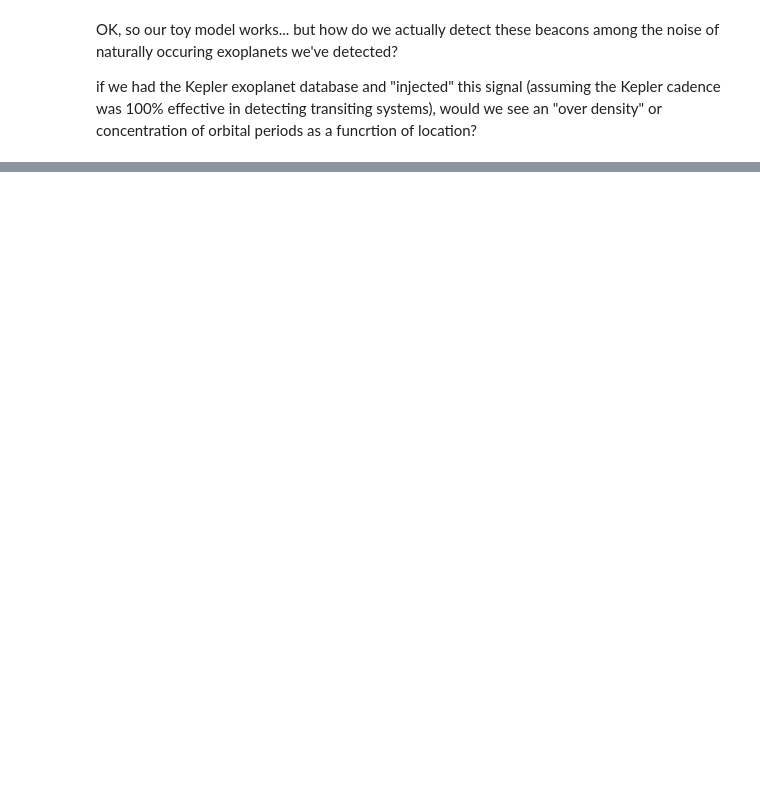
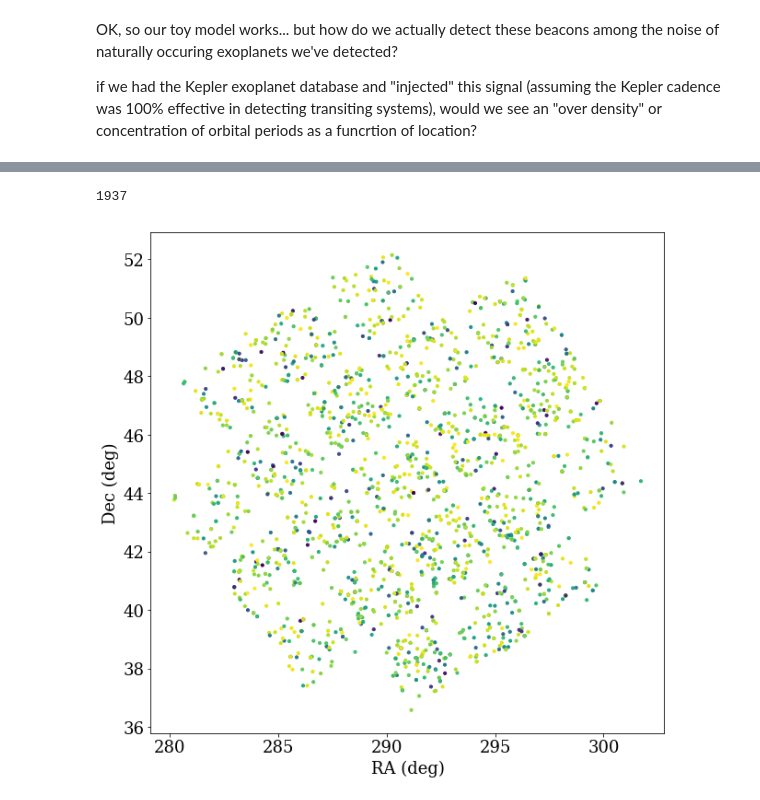
Before and after one commit to StellarCartography/survey_seti, a Jupyter notebook: figures/beacon.ipynb, the cells around one changed output, grey strips where cells are left out. Cells and saved outputs as stored; diff of their text form; code cells hidden in the pictures; blank space fills up the shorter version.

```diff
--- a/figures/beacon.ipynb
+++ b/figures/beacon.ipynb
@@ -185,0 +218,18 @@ and "injected" this signal (assuming the Kepler cadence was 100% effective in de
+# %%
+# from exoplanets.org
+plist = 'exoplanets.csv'
+
+df = pd.read_csv(plist)
+# %%
+plt.figure(figsize=(10,10))
+PerLim = 50.
+
+pok = (df['PER'] < PerLim) & (df['RA'] > 5) & (df['DEC'] > 5)
+plt.scatter(df['RA'][pok], df['DEC'][pok], c=df['PER'][pok], cmap=cm.viridis_r, s=10)
+
+plt.xlabel('RA (deg)')
+plt.ylabel('Dec (deg)')
+print(sum(pok))
+# %% [output]
+1937
+[figure, added]
```
Also changed, not shown: parts of 19 cells of this notebook.
